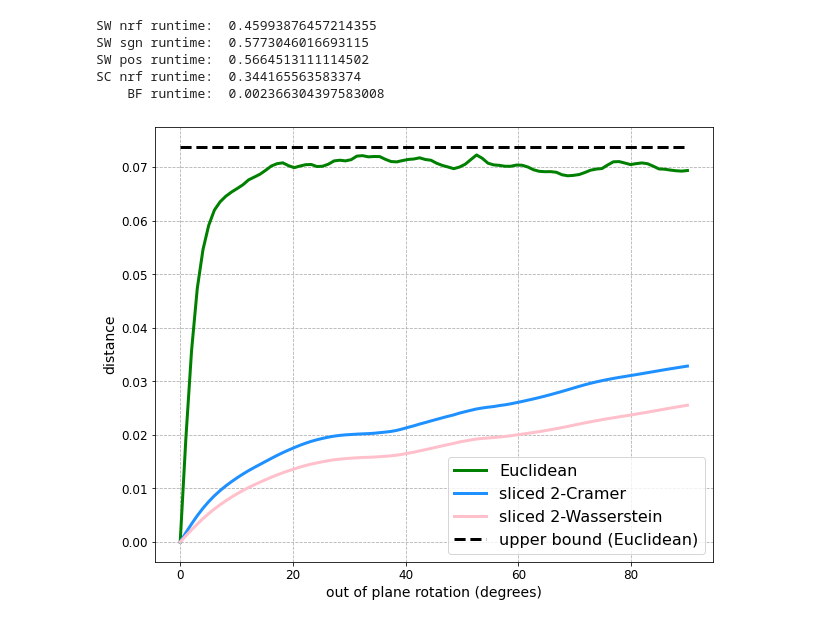
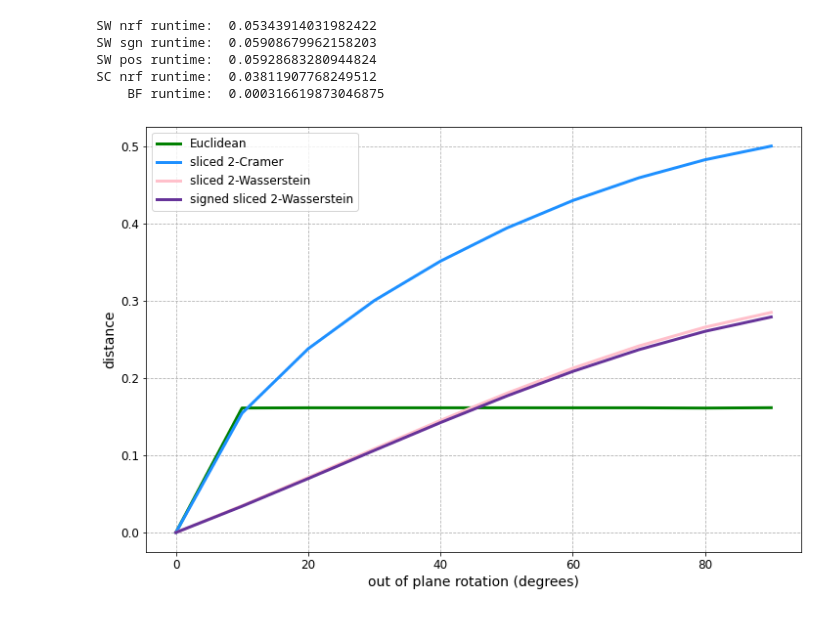
Before and after one commit to EricVerbeke/fast_image_alignment_ot, a Jupyter notebook: Viewing_Angle_Stability.ipynb, the cells around one changed output. Drawn from its saved outputs; the diff is of its cells as text; code cells hidden in the pictures.

```diff
--- a/Viewing_Angle_Stability.ipynb
+++ b/Viewing_Angle_Stability.ipynb
@@ -72,19 +111,19 @@ Vol = np.fft.fftshift(np.fft.ifftn(np.fft.ifftshift(G_hat * V_hat))).real
 # %%
 # Define projection angles
 a_max = 90
-n_projections = 90
+n_projections = 10
 proj_angles = np.linspace(0, a_max, n_projections)
 
-# Generate projections
-projections = generate_projections(Vol, proj_angles)
+# Generate projection images
+projections = generate_projections(vol, proj_angles, axis=0)
 imgs = images.Image(projections).preprocess_images()
 # %%
-plt.imshow(imgs[0], cmap='gray')
-# plt.axis('off')
+for idx in range(n_projections):
+    plt.imshow(imgs[idx])
+    plt.colorbar()
+    plt.show()
+
+plt.imshow(imgs[0] - imgs[-1])
 plt.colorbar()
 plt.show()
-plt.imshow(imgs[-1], cmap='gray')
-# plt.axis('off')
-plt.colorbar()
-plt.show()
 # %% [output]
@@ -96,13 +144,10 @@ n_points = ny
 angles = np.linspace(0, 360, ny, endpoint=False)
 n_theta = len(angles)
 
-refs = np.array([imgs[0], imgs[0]])
-imgs = imgs[:]  # or skip first image
-
 
 ### sliced Wasserstein (no ramp filter)
 t = time.time()
-U = transforms.Transform(refs, apply_ramp=False, angles=angles, n_points=n_points).inverse_cdf_transform()
+U = transforms.Transform(imgs[0], apply_ramp=False, angles=angles, n_points=n_points).inverse_cdf_transform()
 V = transforms.Transform(imgs, apply_ramp=False, angles=angles, n_points=n_points).inverse_cdf_transform()
 dists_sw_nrf = np.array([distances.sliced_distance(U[0], V[idx]) for idx in range(N)])
 print('SW nrf runtime: ', time.time() - t)
@@ -110,7 +155,7 @@ print('SW nrf runtime: ', time.time() - t)
 
 ### sliced Wasserstein distance (signed)
 t = time.time()
-Up, Un = transforms.Transform(refs, apply_ramp=True, angles=angles, n_points=n_points).signed_inverse_cdf_transform()
+Up, Un = transforms.Transform(imgs[0], apply_ramp=True, angles=angles, n_points=n_points).signed_inverse_cdf_transform()
 Vp, Vn = transforms.Transform(imgs, apply_ramp=True, angles=angles, n_points=n_points).signed_inverse_cdf_transform()
 dists_sw_sgn = np.array([distances.signed_sliced_distance(Up[0], Vp[idx], Un[0], Vn[idx]) for idx in range(N)])
 print('SW sgn runtime: ', time.time() - t)
@@ -118,7 +163,7 @@ print('SW sgn runtime: ', time.time() - t)
 
 ### sliced Wasserstein distance (positive, negative)
 t = time.time()
-Up, Un = transforms.Transform(refs, apply_ramp=True, angles=angles, n_points=n_points).signed_inverse_cdf_transform()
+Up, Un = transforms.Transform(imgs[0], apply_ramp=True, angles=angles, n_points=n_points).signed_inverse_cdf_transform()
 Vp, Vn = transforms.Transform(imgs, apply_ramp=True, angles=angles, n_points=n_points).signed_inverse_cdf_transform()
 dists_sw_pos = np.array([distances.sliced_distance(Up[0], Vp[idx]) for idx in range(N)])
 dists_sw_neg = np.array([distances.sliced_distance(Un[0], Vn[idx]) for idx in range(N)])
@@ -127,7 +172,7 @@ print('SW pos runtime: ', time.time() - t)
 
 ### sliced Cramer (no ramp filter)
 t = time.time()
-U = transforms.Transform(refs, apply_ramp=False, angles=angles, n_points=n_points).cdf_transform(rescale=True)
+U = transforms.Transform(imgs[0], apply_ramp=False, angles=angles, n_points=n_points).cdf_transform(rescale=True)
 V = transforms.Transform(imgs, apply_ramp=False, angles=angles, n_points=n_points).cdf_transform(rescale=True)
 dists_sc_nrf = np.array([distances.sliced_distance(U[0], V[idx]) for idx in range(N)])
 print('SC nrf runtime: ', time.time() - t)
@@ -135,7 +180,7 @@ print('SC nrf runtime: ', time.time() - t)
 
 ## Brute force rotations
 t = time.time()
-dists_bfr = np.array([distances.l2_distance(refs[0], imgs[idx]) for idx in range(N)])
+dists_bfr = np.array([distances.l2_distance(imgs[0], imgs[idx]) for idx in range(N)])
 print('    BF runtime: ', time.time() - t)
 
 
@@ -143,14 +188,14 @@ print('    BF runtime: ', time.time() - t)
 # t = time.time()
 # M = distances.compute_transport_matrix(imgs[0], metric='sqeuclidean')
 # M = M / np.amax(M)
-# dists_w2 = np.array([distances.wasserstein_distance(refs[0], imgs[idx], M) for idx in range(N)])
+# dists_w2 = np.array([distances.wasserstein_distance(imgs[0], imgs[idx], M) for idx in range(N)])
 # print('    W2 runtime: ', time.time() - t)
 # %% [output]
-SW nrf runtime:  0.45993876457214355
-SW sgn runtime:  0.5773046016693115
-SW pos runtime:  0.5664513111114502
-SC nrf runtime:  0.344165563583374
-    BF runtime:  0.002366304397583008
+SW nrf runtime:  0.05343914031982422
+SW sgn runtime:  0.05908679962158203
+SW pos runtime:  0.05928683280944824
+SC nrf runtime:  0.03811907768249512
+    BF runtime:  0.000316619873046875
 # %%
 p = 2
 
@@ -160,31 +205,31 @@ upper_bound_sliced_wasserstein = (1 - ((2*p) / ((p+1)*np.pi)))**(1/p) * np.deg2r
 # %%
-plt.figure(figsize=(10,8))
+plt.figure(figsize=(12,8))
 
 colors = {'bf': 'green', 'wemd': 'salmon', 'sw_sgn': 'rebeccapurple',
           'sw_max': 'firebrick', 'sc_nrf': 'dodgerblue', 'sw_nrf': 'pink', 'w2': 'orange', 'sw_pos': 'gray', 'sw_neg': 'red'}
 
 plt.plot(proj_angles, dists_bfr[:], color=colors['bf'], linewidth=3, label='Euclidean')
 # plt.plot(proj_angles, dists_w2[:], color=colors['w2'], linewidth=3, label='2-Wasserstein')
 plt.plot(proj_angles, dists_sc_nrf[:], color=colors['sc_nrf'], linewidth=3, label='sliced 2-Cramer')
 plt.plot(proj_angles, dists_sw_nrf[:], color=colors['sw_nrf'], linewidth=3, label='sliced 2-Wasserstein')
-# plt.plot(proj_angles, dists_sw_sgn[:], color=colors['sw_sgn'], linewidth=3, label='sliced 2-Wasserstein (signed)')
+plt.plot(proj_angles, dists_sw_sgn[:], color=colors['sw_sgn'], linewidth=3, label='signed sliced 2-Wasserstein')
 # plt.plot(proj_angles, dists_sw_pos[:], color=colors['sw_pos'], linewidth=3, label='sliced 2-Wasserstein (positive)')
 # plt.plot(proj_angles, dists_sw_neg[:], color=colors['sw_neg'], linewidth=3, label='sliced 2-Wasserstein (negative)')
 
-plt.plot(proj_angles, upper_bound_l2, color='black', linestyle='--', linewidth=3, label='upper bound (Euclidean)')
+# plt.plot(proj_angles, upper_bound_l2, color='black', linestyle='--', linewidth=3, label='upper bound (Euclidean)')
 
 # plt.plot(proj_angles, upper_bound_sliced_wasserstein, color='black', linestyle='--', linewidth=3, label='upper bound (sliced Wasserstein)')
 
 
 plt.xlabel('out of plane rotation (degrees)')
 plt.ylabel('distance')
 plt.grid(which='major', linestyle='--')
 plt.legend()
 plt.rc('axes', labelsize=14)
 plt.rc('xtick', labelsize=12)
 plt.rc('ytick', labelsize=12)
-plt.rc('legend', fontsize=16)
+plt.rc('legend', fontsize=12)
 plt.show()
 # %% [output]
-[figure, old version]
+[figure, new version]
 # %%
```
Also changed, not shown: parts of 7 cells of this notebook, 8 other files.
